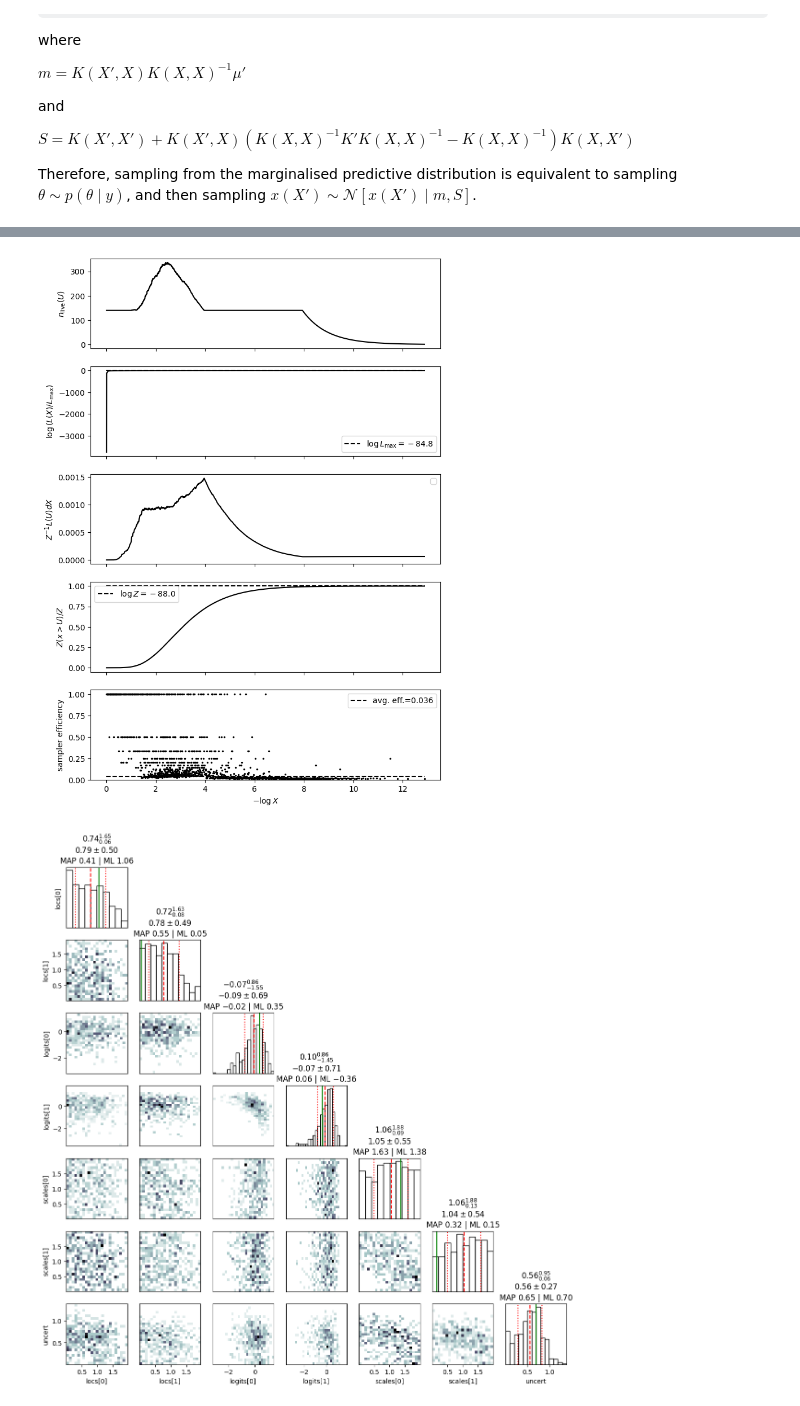
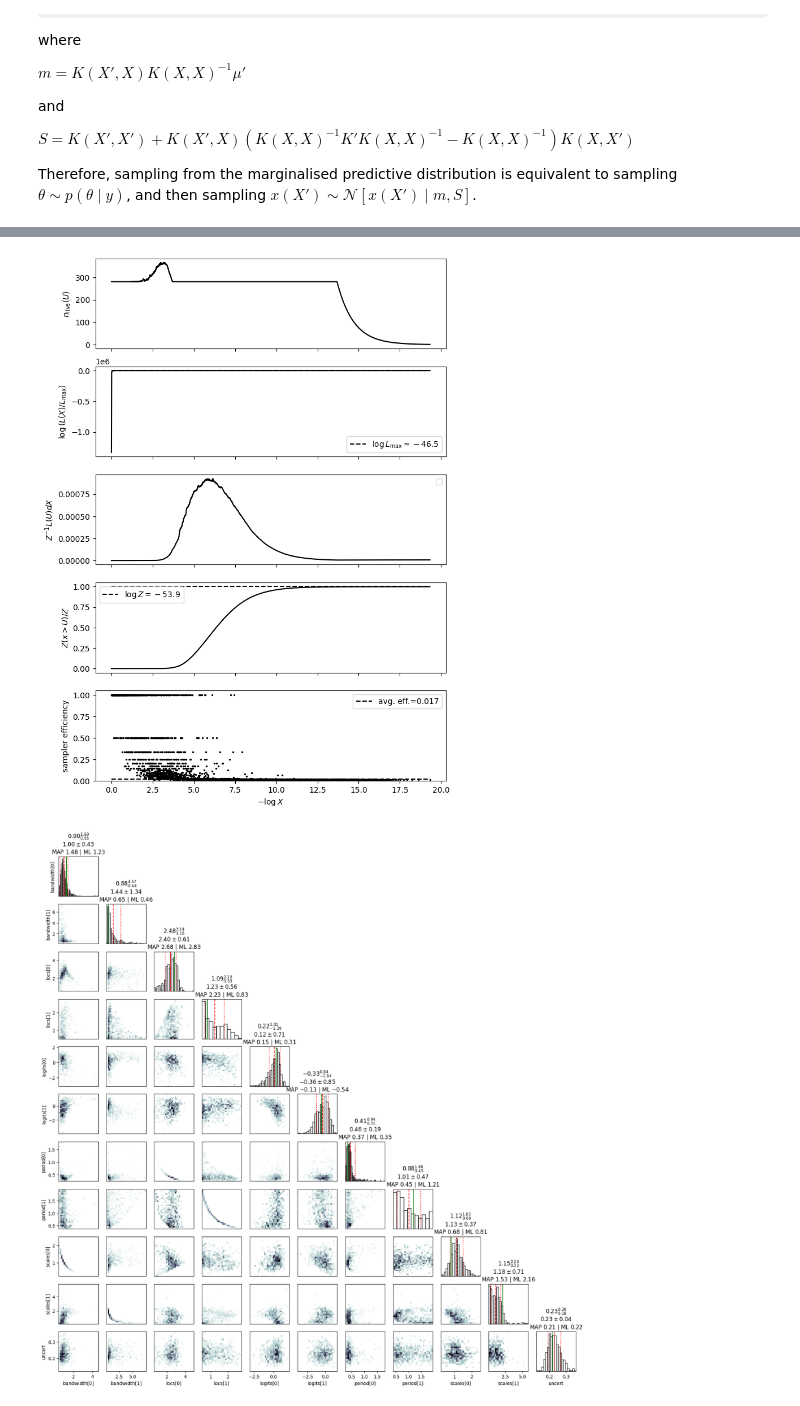
Before and after one commit to Joshuaalbert/jaxns, a Jupyter notebook: docs/examples/gaussian_process_marginalisation_spectral.ipynb, the cells around one changed output, grey strips where cells are left out. Drawn from its saved outputs; the diff is of its cells as text; code cells hidden in the pictures; some formulas as TeX source.

```diff
--- a/docs/examples/gaussian_process_marginalisation_spectral.ipynb
+++ b/docs/examples/gaussian_process_marginalisation_spectral.ipynb
@@ -148,30 +149,10 @@ def log_likelihood(uncert, kernel_params):
     Returns:
 
     """
-    K = kernel(**kernel_params).matrix(X, X)
+    K = tfpk.SpectralMixture(**kernel_params).matrix(X, X)
     data_cov = jnp.square(uncert) * jnp.eye(X.shape[0])
     mu = jnp.zeros_like(Y_obs)
     return log_normal(Y_obs, mu, K + data_cov)
-
-
-def predict_f(uncert, locs, scales, logits):
-    kernel_params = dict(locs=locs,
-                         scales=scales,
-                         logits=logits)
-    K = kernel(**kernel_params).matrix(X, X)
-    data_cov = jnp.square(uncert) * jnp.eye(X.shape[0])
-    mu = jnp.zeros_like(Y_obs)
-    return mu + K @ jnp.linalg.solve(K + data_cov, Y_obs)
-
-
-def predict_fvar(uncert, locs, scales, logits):
-    kernel_params = dict(locs=locs,
-                         scales=scales,
-                         logits=logits)
-    K = kernel(**kernel_params).matrix(X, X)
-    data_cov = jnp.square(uncert) * jnp.eye(X.shape[0])
-    mu = jnp.zeros_like(Y_obs)
-    return jnp.diag(K - K @ jnp.linalg.solve(K + data_cov, K))
 
 
 # Build the model
@@ -179,13 +160,19 @@ n_components = 2
 
 
 def prior_model():
-    locs = yield ForcedIdentifiability(n=2, low=0., high=2., name='locs')
-    scales = yield Prior(tfpd.Uniform(0. * jnp.ones(n_components), 2. * jnp.ones(n_components)), name='scales')
-    logits = yield Prior(tfpd.Normal(0. * jnp.ones(n_components), 1. * jnp.ones(n_components)), name='logits')
+    smallest_dt = jnp.min(jnp.diff(jnp.sort(X, axis=0), axis=0)) # d
+    largest_dt = jnp.max(X, axis=0) - jnp.min(X, axis=0) # d
+    period = yield ForcedIdentifiability(n=2, low=smallest_dt, high=largest_dt, name='period') # n, d
+    locs = yield Prior(1./period, name='locs') # n, d
+    max_bandwidth = (4. * period) # n, d
+    min_bandwidth = smallest_dt * 2
+    bandwidth = yield Prior(tfpd.Uniform(min_bandwidth * jnp.ones_like(max_bandwidth), max_bandwidth * jnp.ones_like(max_bandwidth)), name='bandwidth') # n, d
+    scales = yield Prior(1./bandwidth, name='scales')
+    logits = yield Prior(tfpd.Normal(0. * jnp.ones(n_components), 1. * jnp.ones(n_components)), name='logits') # n
     kernel_params = dict(locs=locs,
                          scales=scales,
                          logits=logits)
-    uncert = yield Prior(tfpd.HalfNormal(1.), name='uncert')
+    uncert = yield Prior(tfpd.HalfNormal(0.2), name='uncert')
     return uncert, kernel_params
 
 
@@ -195,31 +182,14 @@ model.sanity_check(random.PRNGKey(0), S=100)
 
 # Create the nested sampler class. In this case without any tuning.
 exact_ns = ApproximateNestedSampler(model=model,
-                                    num_live_points=model.U_ndims * 20,
+                                    num_live_points=model.U_ndims * 40,
                                     max_samples=1e6,
                                     num_parallel_samplers=1)
 
-termination_reason, state = exact_ns(random.PRNGKey(42), term_cond=TerminationCondition(live_evidence_frac=1e-4))
+termination_reason, state = exact_ns(random.PRNGKey(42), term_cond=TerminationCondition(live_evidence_frac=1e-5))
 results = exact_ns.to_results(state, termination_reason)
 
 exact_ns.summary(results)
 exact_ns.plot_diagnostics(results)
 exact_ns.plot_cornerplot(results)
-
-predict_f = marginalise_dynamic(random.PRNGKey(42), results.samples, results.log_dp_mean,
-                                results.ESS, predict_f)
-
-predict_fvar = marginalise_dynamic(random.PRNGKey(42), results.samples, results.log_dp_mean,
-                                   results.ESS, predict_fvar)
-
-plt.scatter(X[:, 0], Y_obs, label='data')
-plt.plot(X[:, 0], Y, label='underlying')
-plt.plot(X[:, 0], predict_f, label='marginalised')
-plt.plot(X[:, 0], predict_f + jnp.sqrt(predict_fvar), ls='dotted',
-         c='black')
-plt.plot(X[:, 0], predict_f - jnp.sqrt(predict_fvar), ls='dotted',
-         c='black')
-plt.title("Kernel: {}".format(kernel.__class__.__name__))
-plt.legend()
-plt.show()
 # %% [output]
@@ -261,2 +216,2 @@ WARNING[2023-07-16 11:22:22,120]: No artists with labels found to put in legend.
-[figure, old version]
+[figure, new version]
-[figure, old version]
+[figure, new version]
```
Also changed, not shown: parts of 5 cells of this notebook, 4 other files.
